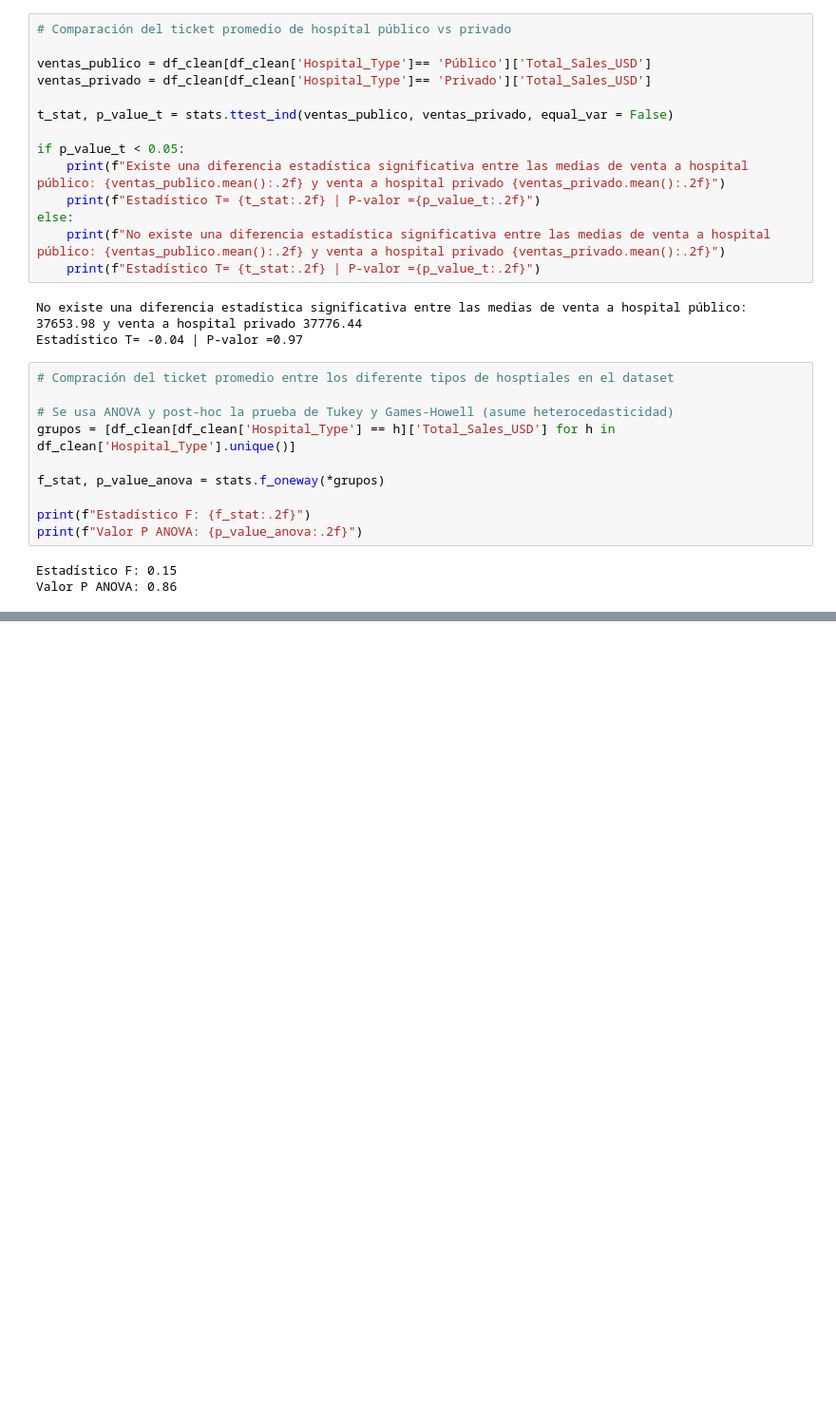
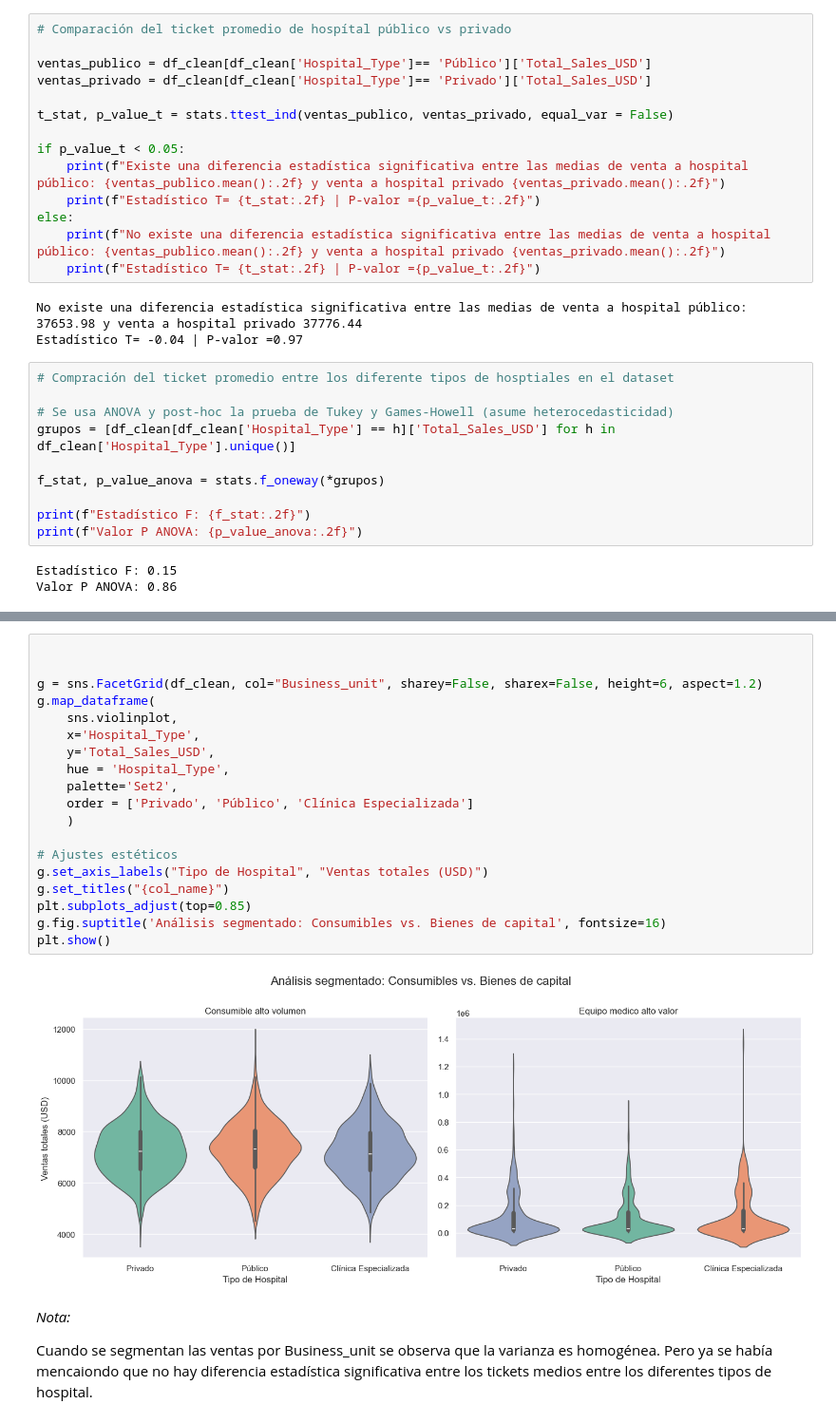
Before and after one commit to Alop89/Projects_portfolio, a Jupyter notebook: inteligencia_comercial_medtech/notebooks/eda_medtech.ipynb, the cells around one changed output, grey strips where cells are left out. Shown at 95% size. Drawn from its saved outputs; the diff is of its cells as text; blank space fills up the shorter version.

```diff
--- a/inteligencia_comercial_medtech/notebooks/eda_medtech.ipynb
+++ b/inteligencia_comercial_medtech/notebooks/eda_medtech.ipynb
@@ -263,0 +439,25 @@ print(gh_test)
+# %%
+
+
+g = sns.FacetGrid(df_clean, col="Business_unit", sharey=False, sharex=False, height=6, aspect=1.2)
+g.map_dataframe(
+    sns.violinplot,
+    x='Hospital_Type',
+    y='Total_Sales_USD',
+    hue = 'Hospital_Type',
+    palette='Set2',
+    order = ['Privado', 'Público', 'Clínica Especializada']
+    )
+
+# Ajustes estéticos
+g.set_axis_labels("Tipo de Hospital", "Ventas totales (USD)")
+g.set_titles("{col_name}")
+plt.subplots_adjust(top=0.85)
+g.fig.suptitle('Análisis segmentado: Consumibles vs. Bienes de capital', fontsize=16)
+plt.show()
+# %% [output]
+[figure, added]
+# %% [markdown]
+*Nota:*
+
+Cuando se segmentan las ventas por Business_unit se observa que la varianza es homogénea. Pero ya se había mencaiondo que no hay diferencia estadística significativa entre los tickets medios entre los diferentes tipos de hospital.
```
Also changed, not shown: parts of 18 cells of this notebook.
